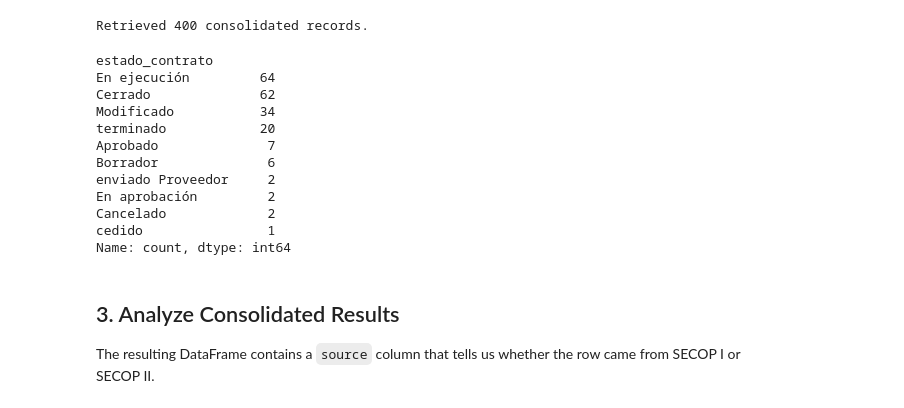
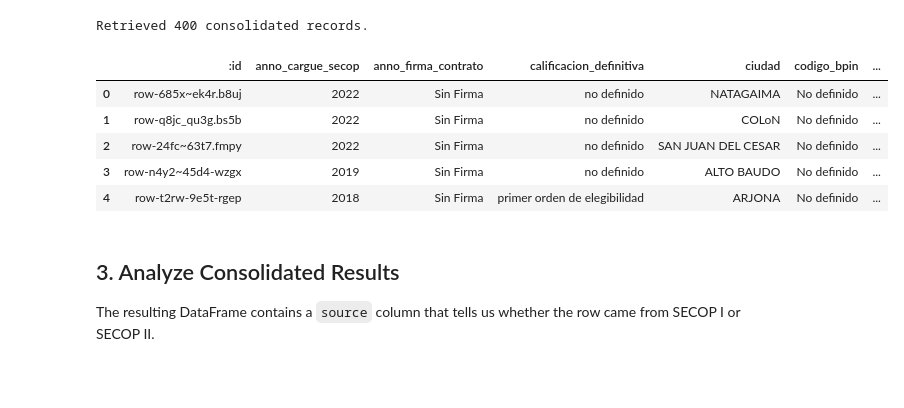
Before and after one commit to 26-jorge-01/pysecop, a Jupyter notebook: experiments/example.ipynb, the cells around one changed output. Saved outputs shown, nothing was run; the diff lists cells and outputs as text; code cells hidden in the pictures; blank space fills up the shorter version.

```diff
--- a/experiments/example.ipynb
+++ b/experiments/example.ipynb
@@ -32,24 +40,9 @@ target_nit = "900000000-1"
 df = client.search(
     # nit_entidad=target_nit,
     limit=200,
-    resource_type='' # contracts | processes
+    resource_type='contracts' # contracts | processes
 )
 
 print(f"Retrieved {len(df)} consolidated records.")
 # %% [output]
 Retrieved 400 consolidated records.
-# %%
-df[df['source'] == 'SECOP II']['estado_contrato'].value_counts()
-# %% [output]
-estado_contrato
-En ejecución         64
-Cerrado              62
-Modificado           34
-terminado            20
-Aprobado              7
-Borrador              6
-enviado Proveedor     2
-En aprobación         2
-Cancelado             2
-cedido                1
-Name: count, dtype: int64
@@ -56,3 +51,12 @@ Name: count, dtype: int64
+# %%
+df.head()
+# %% [output]
+|  | :id | anno_cargue_secop | anno_firma_contrato | calificacion_definitiva | ciudad | codigo_bpin | ... |
+| 0 | row-685x~ek4r.b8uj | 2022 | Sin Firma | no definido | NATAGAIMA | No definido | ... |
+| 1 | row-q8jc_qu3g.bs5b | 2022 | Sin Firma | no definido | COLoN | No definido | ... |
+| 2 | row-24fc~63t7.fmpy | 2022 | Sin Firma | no definido | SAN JUAN DEL CESAR | No definido | ... |
+| 3 | row-n4y2~45d4-wzgx | 2019 | Sin Firma | no definido | ALTO BAUDO | No definido | ... |
+| 4 | row-t2rw-9e5t-rgep | 2018 | Sin Firma | primer orden de elegibilidad | ARJONA | No definido | ... |
 # %% [markdown]
 ## 3. Analyze Consolidated Results
 
```
Also changed, not shown: parts of 2 cells of this notebook, 6 other files.
